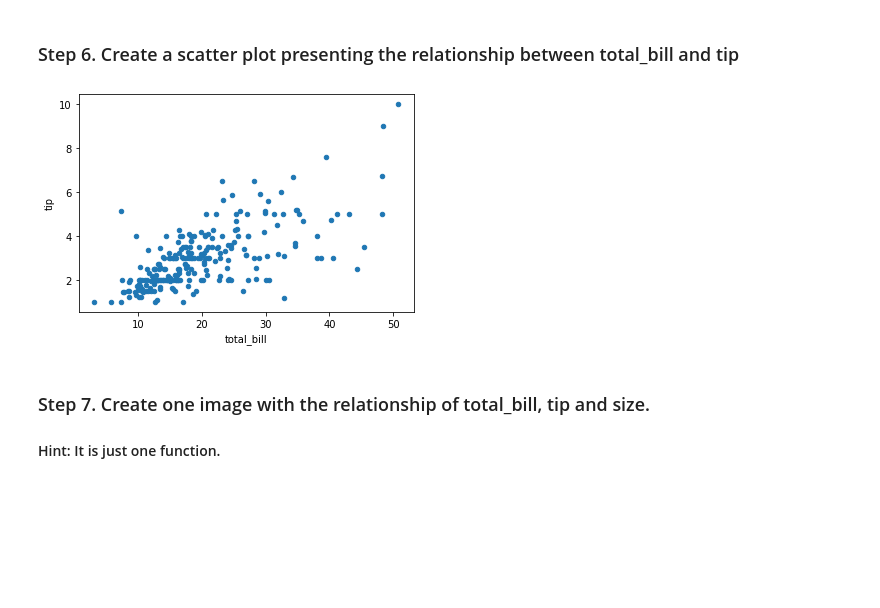
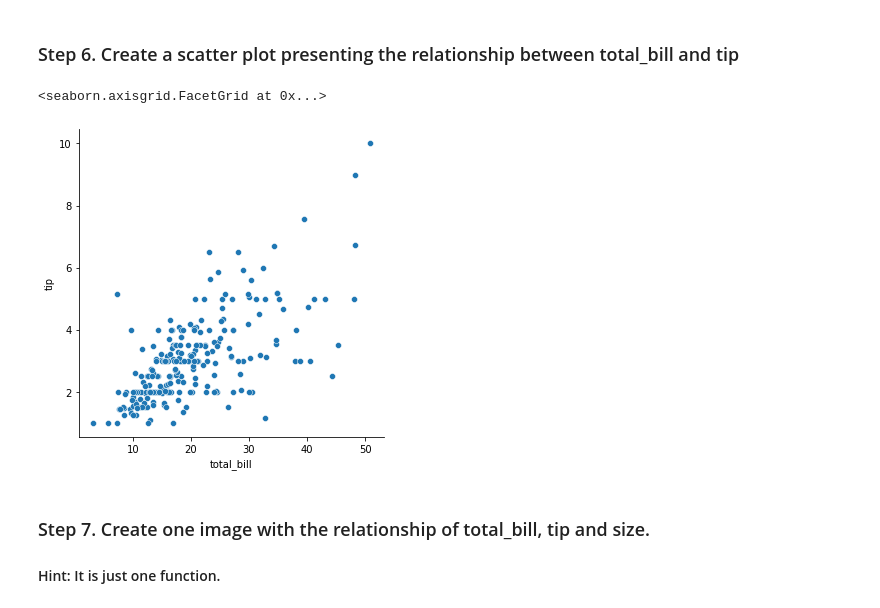
Before and after one commit to CheayeonLee/ESAA_YB, a Jupyter notebook: tips_Exercises.ipynb, the cells around one changed output. Saved outputs shown, nothing was run; the diff lists cells and outputs as text; code cells hidden in the pictures; blank space fills up the shorter version.

```diff
--- a/tips_Exercises.ipynb
+++ b/tips_Exercises.ipynb
@@ -49,11 +49,11 @@ ax = tips['total_bill'].plot.hist()
 [figure]
 # %% [markdown]
 ### Step 6. Create a scatter plot presenting the relationship between total_bill and tip
-# %%
-fig, ax = plt.subplots()
-ax = tips.plot.scatter(x='total_bill', y='tip', ax=ax)
-# %% [output]
-[figure, removed]
+# %%
+sns.relplot(x='total_bill',y='tip',data=tips)
+# %% [output]
+<seaborn.axisgrid.FacetGrid at 0x...>
+[figure, added]
 # %% [markdown]
 ### Step 7.  Create one image with the relationship of total_bill, tip and size.
 #### Hint: It is just one function.
```
